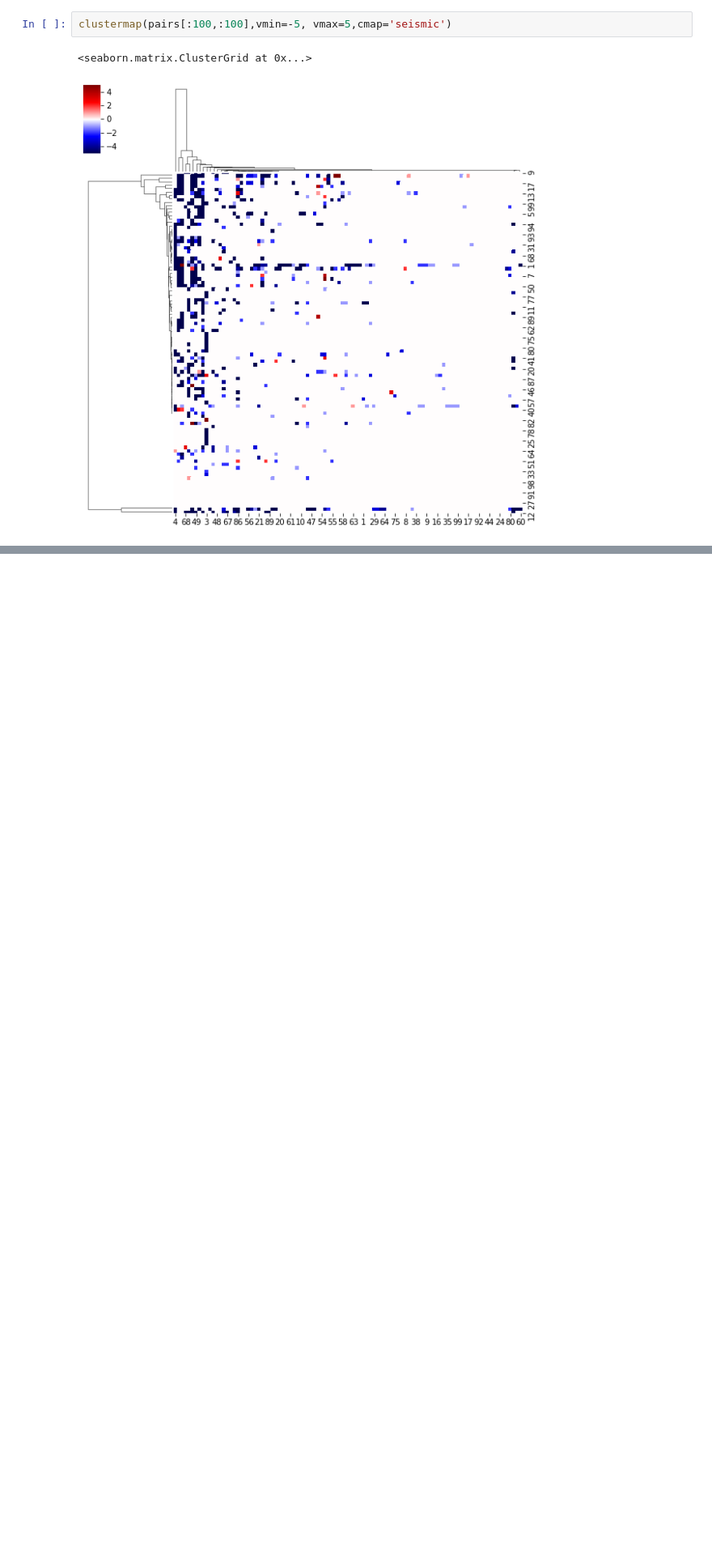
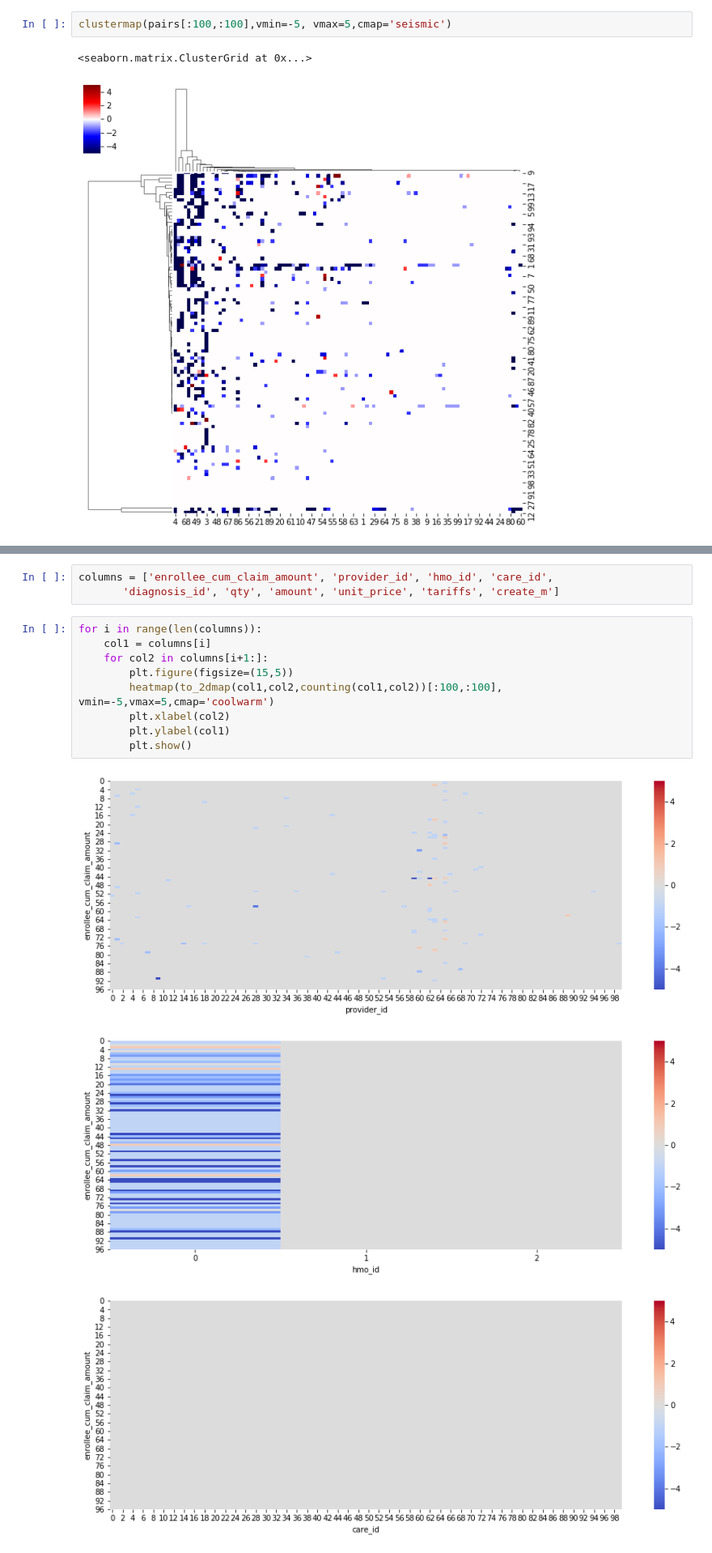
Before and after one commit to Shunling/Insight_HealthDataScience, a Jupyter notebook: Projects/P3/EDA_2.ipynb, the cells around one changed output, grey strips where cells are left out. Shown at 81% size. Saved outputs shown, nothing was run; the diff lists cells and outputs as text; blank space fills up the shorter version.

```diff
--- a/Projects/P3/EDA_2.ipynb
+++ b/Projects/P3/EDA_2.ipynb
@@ -575,0 +612,16 @@ clustermap(pairs[:100,:100],vmin=-5, vmax=5,cmap='seismic')
+# %%
+columns = ['enrollee_cum_claim_amount', 'provider_id', 'hmo_id', 'care_id',
+       'diagnosis_id', 'qty', 'amount', 'unit_price', 'tariffs', 'create_m']
+# %%
+for i in range(len(columns)):
+    col1 = columns[i]
+    for col2 in columns[i+1:]:
+        plt.figure(figsize=(15,5))
+        heatmap(to_2dmap(col1,col2,counting(col1,col2))[:100,:100], vmin=-5,vmax=5,cmap='coolwarm')
+        plt.xlabel(col2)
+        plt.ylabel(col1)
+        plt.show()
+# %% [output]
+[figure, added]
+[figure, added]
+[figure, added]
```
Also changed, not shown: parts of 6 cells of this notebook.
